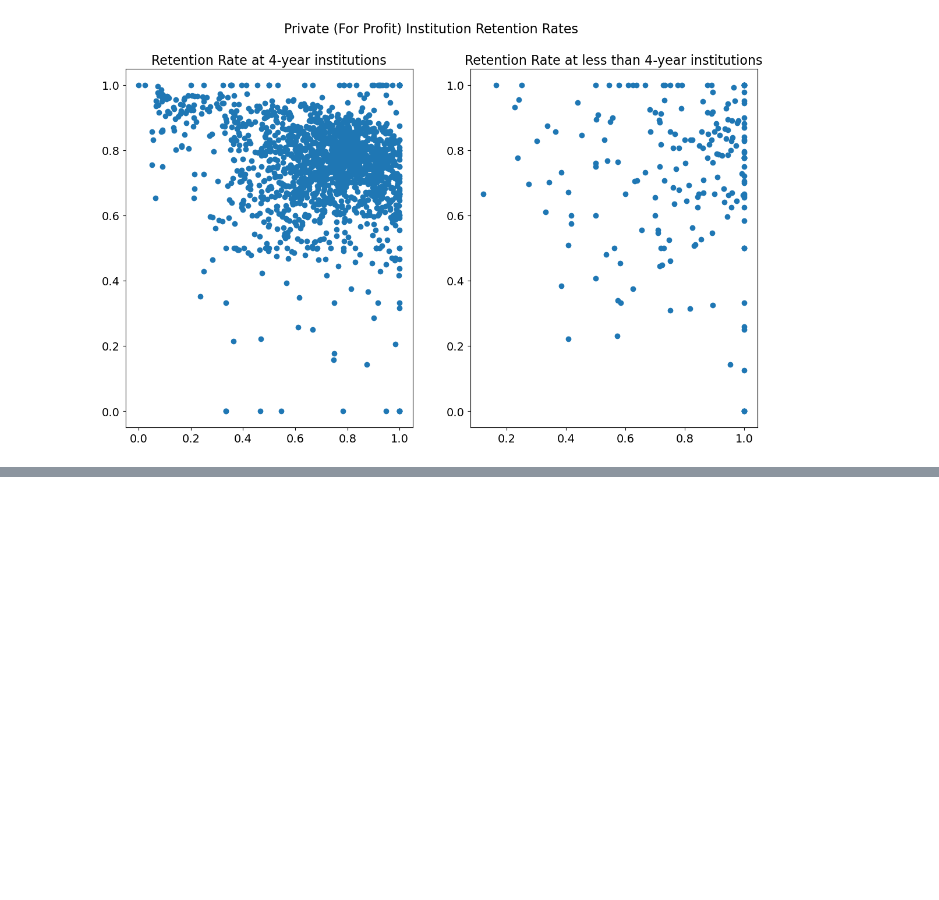
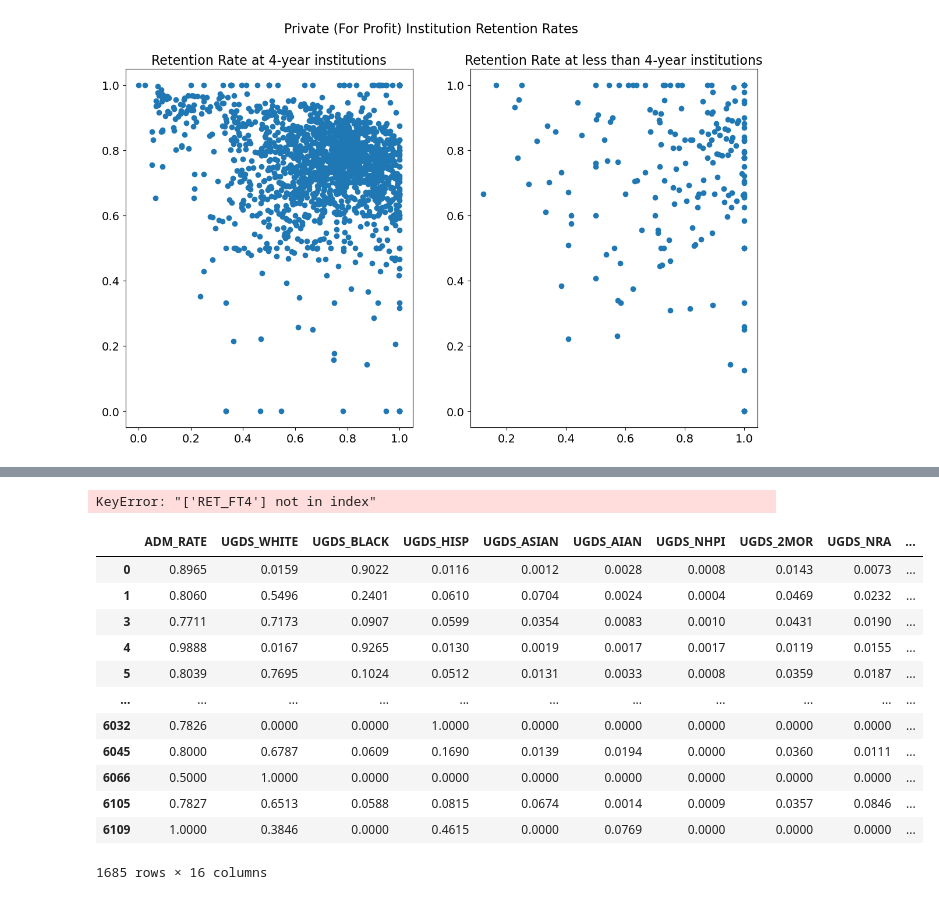
Before and after one commit to janetchoe/stat159-project, a Jupyter notebook: EDA.ipynb, the cells around one changed output, grey strips where cells are left out. Saved outputs shown, nothing was run; the diff lists cells and outputs as text; code cells hidden in the pictures; blank space fills up the shorter version.

```diff
--- a/EDA.ipynb
+++ b/EDA.ipynb
@@ -212,0 +295,27 @@ data.corr(ADM_RATE)
+# %%
+features = ['ADM_RATE', 'UGDS_WHITE', 'UGDS_BLACK',
+            'UGDS_HISP', 'UGDS_ASIAN', 'UGDS_AIAN' , 'UGDS_NHPI',
+            'UGDS_2MOR', 'UGDS_NRA','UGDS_UNKN', 'TUITIONFEE_IN', 'TUITIONFEE_OUT',
+            'RET_FT4', 'PCTFLOAN', 'UGDS_MEN', 'UGDS_WOMEN']
+
+clean_data = data[features].dropna()
+
+compute_feature_importance(clean_data, "RET_FT4", features)
+# %% [output]
+KeyError: "['RET_FT4'] not in index"
+# %%
+clean_data
+# %% [output]
+|  | ADM_RATE | UGDS_WHITE | UGDS_BLACK | UGDS_HISP | UGDS_ASIAN | UGDS_AIAN | UGDS_NHPI | UGDS_2MOR | UGDS_NRA | ... |
+| 0 | 0.8965 | 0.0159 | 0.9022 | 0.0116 | 0.0012 | 0.0028 | 0.0008 | 0.0143 | 0.0073 | ... |
+| 1 | 0.8060 | 0.5496 | 0.2401 | 0.0610 | 0.0704 | 0.0024 | 0.0004 | 0.0469 | 0.0232 | ... |
+| 3 | 0.7711 | 0.7173 | 0.0907 | 0.0599 | 0.0354 | 0.0083 | 0.0010 | 0.0431 | 0.0190 | ... |
+| 4 | 0.9888 | 0.0167 | 0.9265 | 0.0130 | 0.0019 | 0.0017 | 0.0017 | 0.0119 | 0.0155 | ... |
+| 5 | 0.8039 | 0.7695 | 0.1024 | 0.0512 | 0.0131 | 0.0033 | 0.0008 | 0.0359 | 0.0187 | ... |
+| ... | ... | ... | ... | ... | ... | ... | ... | ... | ... | ... |
+| 6032 | 0.7826 | 0.0000 | 0.0000 | 1.0000 | 0.0000 | 0.0000 | 0.0000 | 0.0000 | 0.0000 | ... |
+| 6045 | 0.8000 | 0.6787 | 0.0609 | 0.1690 | 0.0139 | 0.0194 | 0.0000 | 0.0360 | 0.0111 | ... |
+| 6066 | 0.5000 | 1.0000 | 0.0000 | 0.0000 | 0.0000 | 0.0000 | 0.0000 | 0.0000 | 0.0000 | ... |
+| 6105 | 0.7827 | 0.6513 | 0.0588 | 0.0815 | 0.0674 | 0.0014 | 0.0009 | 0.0357 | 0.0846 | ... |
+| 6109 | 1.0000 | 0.3846 | 0.0000 | 0.4615 | 0.0000 | 0.0769 | 0.0000 | 0.0000 | 0.0000 | ... |
+1685 rows × 16 columns
```
Also changed, not shown: parts of 11 cells of this notebook.
